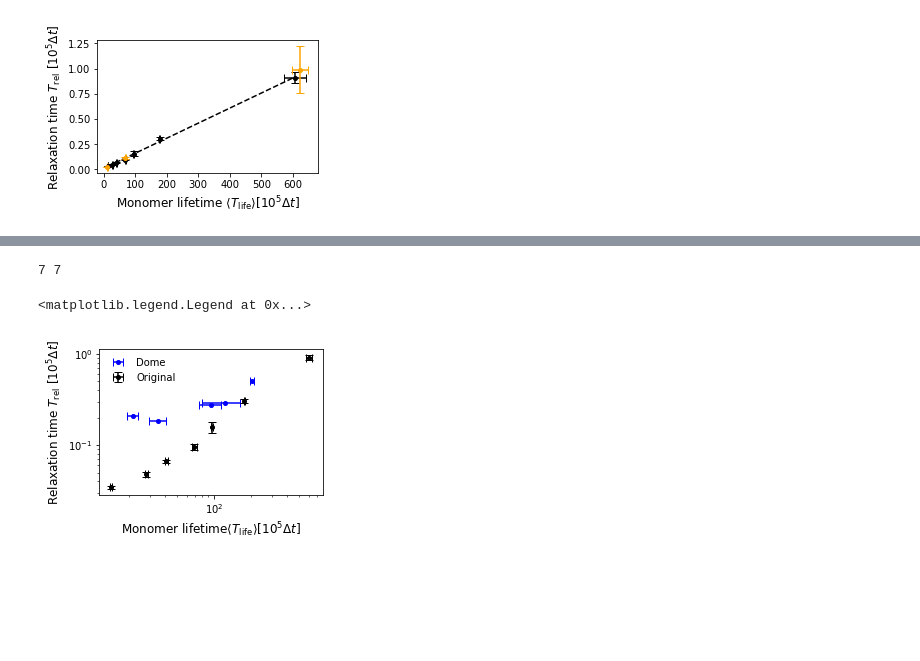
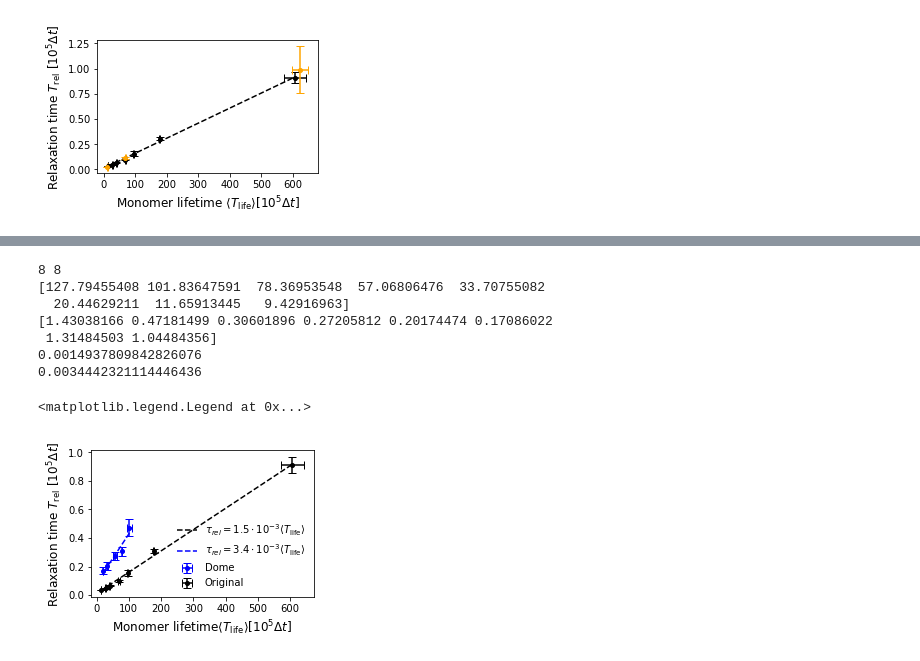
Before and after one commit to Billie1717/ColIVTurnover_Simulations, a Jupyter notebook: Data_and_Figures_2026/Fig_Tlife_conditions/MasterLifetimePlot_Conditions.ipynb, the cells around one changed output, grey strips where cells are left out. Saved outputs shown, nothing was run; the diff lists cells and outputs as text; code cells hidden in the pictures; blank space fills up the shorter version.

Commit message:
added first attempt at dome master figure

```diff
--- a/Data_and_Figures_2026/Fig_Tlife_conditions/MasterLifetimePlot_Conditions.ipynb
+++ b/Data_and_Figures_2026/Fig_Tlife_conditions/MasterLifetimePlot_Conditions.ipynb
@@ -186,18 +186,58 @@ ax.plot(MPs,Taus_Other_HalfDensity)
 [figure]
 # %%
-TlifeDome = [205073403.38202158, 95440252.60522974, 122730855.95567864, 34697255.490758345, 21543757.950391155, 11524891.792222882, 9976407.430534672]
-TlifeDomeSTD = [8525100.494711014, 19932763.394770257, 42329144.04432132, 5594337.993546003, 2210319.261260709, 279424.46722723247, 708216.261837937]
-Tau_Dome = [50310.08420758,27303.83282787,28940.15944243,18539.12022978,20717.40854068,24664.38159303,172055.41071602]
+TlifeDome_10 = [205073403.38202158, 95440252.60522974, 122730855.95567864, 34697255.490758345, 21543757.950391155, 11524891.792222882, 9976407.430534672]
+TlifeDomeSTD_10 = [8525100.494711014, 19932763.394770257, 42329144.04432132, 5594337.993546003, 2210319.261260709, 279424.46722723247, 708216.261837937]
+TlifeDome = [12779455.407678828, 10183647.590961924, 7836953.548387098, 5706806.47551299, 3370755.0822458197, 2044629.2111875957, 1165913.4447643058, 942916.9629265172]
+TlifeDomeSTD =[1020709.8905912553, 775092.837416273, 61824.43291636673, 591103.7511035437, 171577.27609968671, 51006.04836947621, 27681.563215664188, 30572.50554242731]
+Tau_Dome = [143038.16615178 , 47181.49874148 , 30601.89587301 , 27205.81225413 , 20174.47440407 , 17086.02165349 , 131484.50315361 , 104484.35617932]
+Tau_Dome_STD = [ 36014.34733582   ,5859.48991925  , 2985.77270802  , 2952.49674649 , 2880.47907997 , 2614.57232369 , 157815.05198238 , 49292.73017731]
 fig,ax = plt.subplots(1,figsize = (4.,2.7))
 print(len(Tau_Dome),len(TlifeDome))
-ax.errorbar(np.divide(TlifeDome[:5],10**6),np.divide(Tau_Dome[:5],10**5),xerr = np.divide(TlifeDomeSTD[:5],10**6), color = 'blue',linestyle = '',marker = 'o',markersize = 4,capsize = 4,label = "Dome")
+print(np.divide(TlifeDome,10**5))
+print(np.divide(Tau_Dome,10**5))
+ax.errorbar(np.divide(TlifeDome[1:6],10**5),np.divide(Tau_Dome[1:6],10**5),xerr = np.divide(TlifeDomeSTD[1:6],10**5), yerr = np.divide(Tau_Dome_STD[1:6],10**5), color = 'blue',linestyle = '',marker = 'o',markersize = 4,capsize = 4,label = "Dome")
 ax.errorbar(np.divide(TLifeDenseControl,10**5),np.divide(Taus_Av,10**5),yerr = np.divide(Taus_Std,10**5), xerr = np.divide(TLifeDenseControlSTD,10**5), color = 'black',linestyle = '',marker = 'o',markersize = 4,capsize = 4,label = "Original")
+x1,y1 = np.array(np.divide(TLifeDenseControl,10**5)),np.array(np.divide(Taus_Av,10**5))
+m1,b1 = np.polyfit(x1,y1,1)
+x11 = x1.reshape(-1,1)
+a1,_,_,_ = np.linalg.lstsq(x11, y1)
+print(m1)
+ax.plot(x1,np.divide(m1*x1+b1,1),color = 'black',linestyle = '--',label = r'$\tau_{rel} = 1.5\cdot 10^{-3}\langle T_{\mathrm{life}}\rangle$')
+
+x1,y1 = np.array(np.divide(TlifeDome[1:6],10**5)),np.array(np.divide(Tau_Dome[1:6],10**5))
+m1,b1 = np.polyfit(x1,y1,1)
+x11 = x1.reshape(-1,1)
+a1,_,_,_ = np.linalg.lstsq(x11, y1)
+print(m1)
+ax.plot(x1,np.divide(m1*x1+b1,1),color = 'blue',linestyle = '--',label = r'$\tau_{rel} = 3.4\cdot 10^{-3}\langle T_{\mathrm{life}}\rangle$')
 ax.set_xlabel(r'Monomer lifetime$\langle T_{\mathrm{life}}\rangle [10^5\Delta t]$',fontsize = 12)
 ax.set_ylabel(r"Relaxation time $T_{\mathrm{rel}}$ [$10^5\Delta t$]",fontsize = 12)
-ax.set_yscale('log')
-ax.set_xscale('log')
+#ax.set_yscale('log')
+#ax.set_xscale('log')
 ax.legend(frameon = False)
+
+# fig,ax = plt.subplots(1,2,figsize = (8,2.7))
+# MPs = [0.01,0.03,0.06,0.09,0.18,0.27,0.6,0.81]
+# ax[0].plot(np.divide(1,MPs[:6]),Tau_Dome[:6],linestyle = '--',color = 'black',label = "Dome",marker = 'o')
+# ax[0].set_xlabel(r'1/Probability to break bond $1/P_{break}$',fontsize = 12)
+# ax[0].set_ylabel(r"Relaxation time $T_{\mathrm{rel}}$ [$10^5\Delta t$]",fontsize = 12)
+# ax[0].set_yscale('log')
+# ax[0].set_xscale('log')
+# ax[0].legend(frameon = False)
+# ax[1].plot(np.divide(1,MPs[:6]),TlifeDome[:6],linestyle = '--',color = 'black',label = "Dome",marker = 'o')
+# ax[1].set_xlabel(r'1/Probability to break bond $1/P_{break}$',fontsize = 12)
+# ax[1].set_ylabel(r"Lifetime $T_{\mathrm{life}}$ [$10^5\Delta t$]",fontsize = 12)
+# ax[1].set_yscale('log')
+# ax[1].set_xscale('log')
+# ax[1].legend(frameon = False)
+# fig.tight_layout()
 # %% [output]
-7 7
+8 8
+[127.79455408 101.83647591  78.36953548  57.06806476  33.70755082
+  20.44629211  11.65913445   9.42916963]
+[1.43038166 0.47181499 0.30601896 0.27205812 0.20174474 0.17086022
+ 1.31484503 1.04484356]
+0.0014937809842826076
+0.0034442321114446436
 <matplotlib.legend.Legend at 0x...>
-[figure, old version]
+[figure, new version]
```
Also changed, not shown: parts of 1 cell of this notebook, 1 other file.
